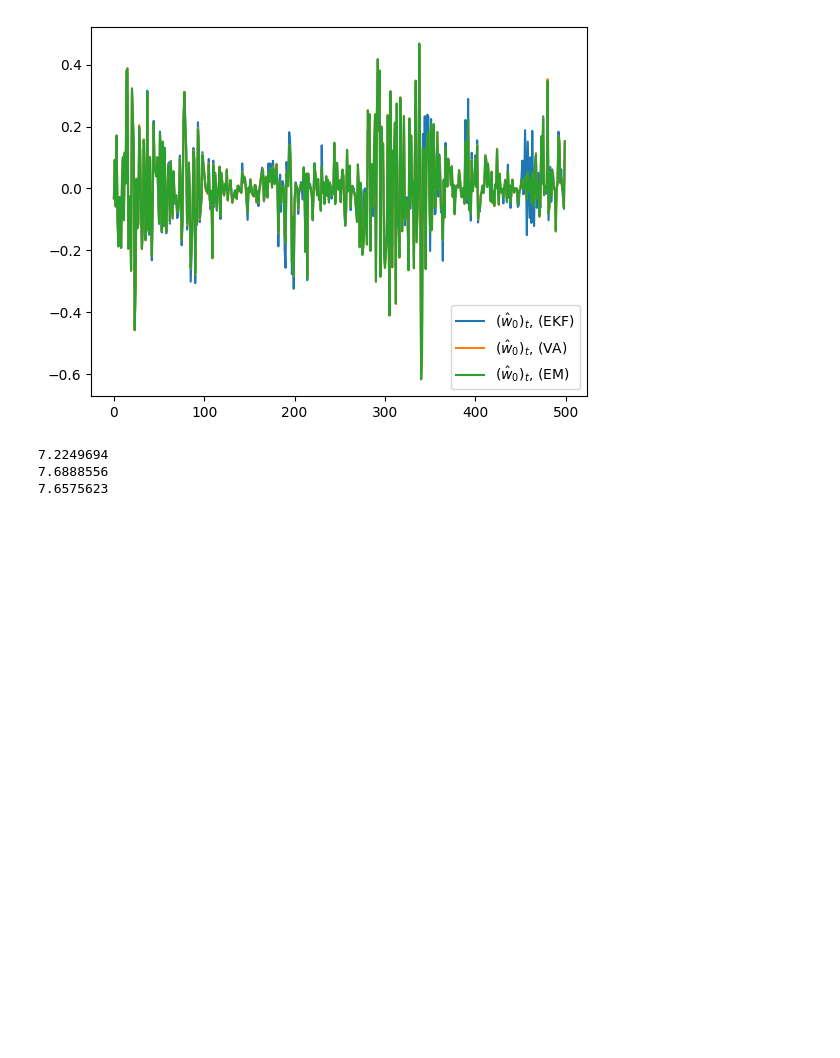
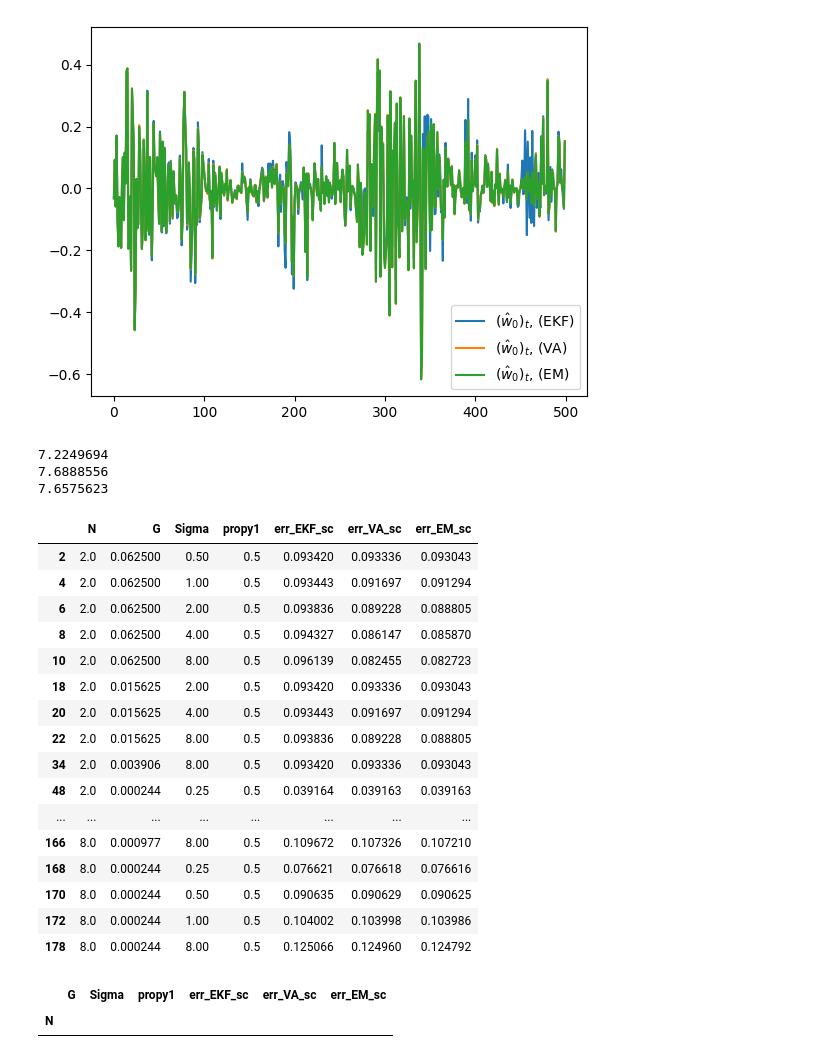
Before and after one commit to SuzuSys/KalmanPaper, a Jupyter notebook: nbs/Exp/00_Exp.ipynb, the cells around one changed output. Saved outputs shown, nothing was run; the diff lists cells and outputs as text; code cells hidden in the pictures; blank space fills up the shorter version.

```diff
--- a/nbs/Exp/00_Exp.ipynb
+++ b/nbs/Exp/00_Exp.ipynb
@@ -141,0 +162,28 @@ print(jnp.sum((simple.losi(jnp.sum(Wtt_EM*X, axis=1)) - true_line)**2))
+# %%
+#| eval: false
+df1 = pd.read_csv("data.csv", sep="\t")
+df1
+# %% [output]
+|  | N | G | Sigma | propy1 | err_EKF_sc | err_VA_sc | err_EM_sc |
+| 2 | 2.0 | 0.062500 | 0.50 | 0.5 | 0.093420 | 0.093336 | 0.093043 |
+| 4 | 2.0 | 0.062500 | 1.00 | 0.5 | 0.093443 | 0.091697 | 0.091294 |
+| 6 | 2.0 | 0.062500 | 2.00 | 0.5 | 0.093836 | 0.089228 | 0.088805 |
+| 8 | 2.0 | 0.062500 | 4.00 | 0.5 | 0.094327 | 0.086147 | 0.085870 |
+| 10 | 2.0 | 0.062500 | 8.00 | 0.5 | 0.096139 | 0.082455 | 0.082723 |
+| 18 | 2.0 | 0.015625 | 2.00 | 0.5 | 0.093420 | 0.093336 | 0.093043 |
+| 20 | 2.0 | 0.015625 | 4.00 | 0.5 | 0.093443 | 0.091697 | 0.091294 |
+| 22 | 2.0 | 0.015625 | 8.00 | 0.5 | 0.093836 | 0.089228 | 0.088805 |
+| 34 | 2.0 | 0.003906 | 8.00 | 0.5 | 0.093420 | 0.093336 | 0.093043 |
+| 48 | 2.0 | 0.000244 | 0.25 | 0.5 | 0.039164 | 0.039163 | 0.039163 |
+| ... | ... | ... | ... | ... | ... | ... | ... |
+| 166 | 8.0 | 0.000977 | 8.00 | 0.5 | 0.109672 | 0.107326 | 0.107210 |
+| 168 | 8.0 | 0.000244 | 0.25 | 0.5 | 0.076621 | 0.076618 | 0.076616 |
+| 170 | 8.0 | 0.000244 | 0.50 | 0.5 | 0.090635 | 0.090629 | 0.090625 |
+| 172 | 8.0 | 0.000244 | 1.00 | 0.5 | 0.104002 | 0.103998 | 0.103986 |
+| 178 | 8.0 | 0.000244 | 8.00 | 0.5 | 0.125066 | 0.124960 | 0.124792 |
+# %%
+#| eval: false
+df1[(df1["err_EKF_sc"] < df1["err_VA_sc"])].groupby("N").count()
+# %% [output]
+|  | G | Sigma | propy1 | err_EKF_sc | err_VA_sc | err_EM_sc |
+| N |  |  |  |  |  |  |
```
Also changed, not shown: parts of 17 cells of this notebook, 15 other files.
